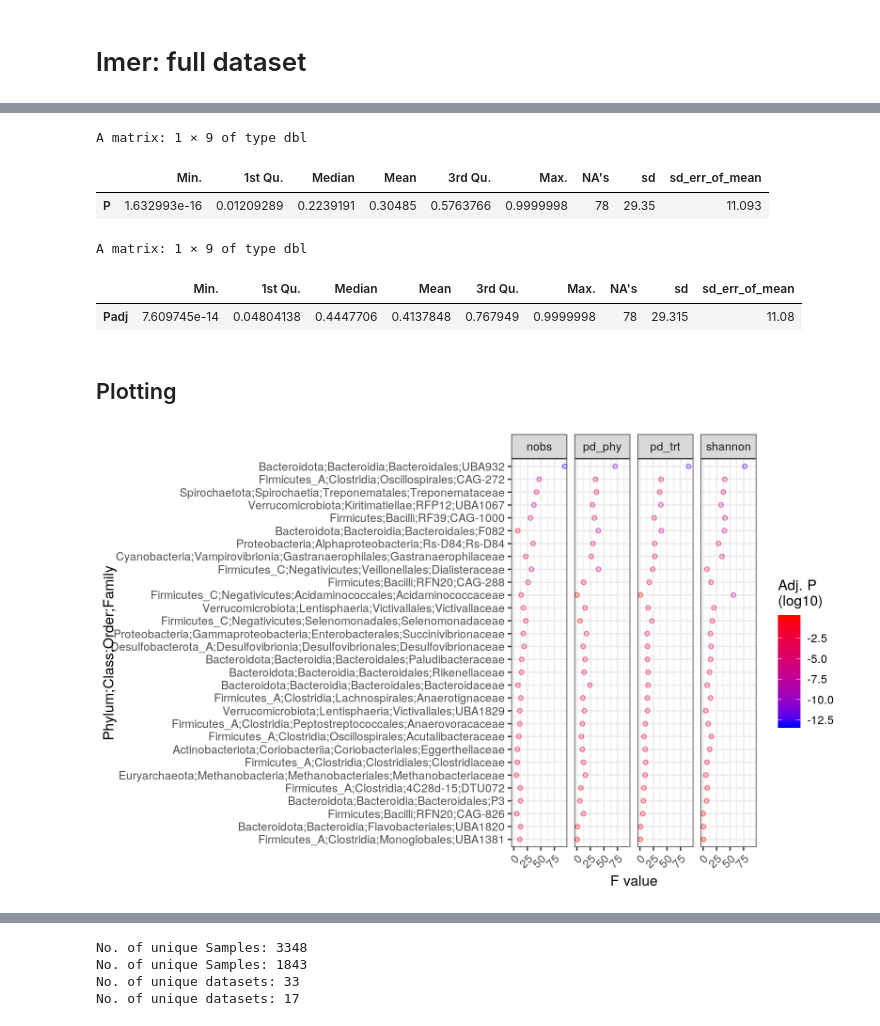
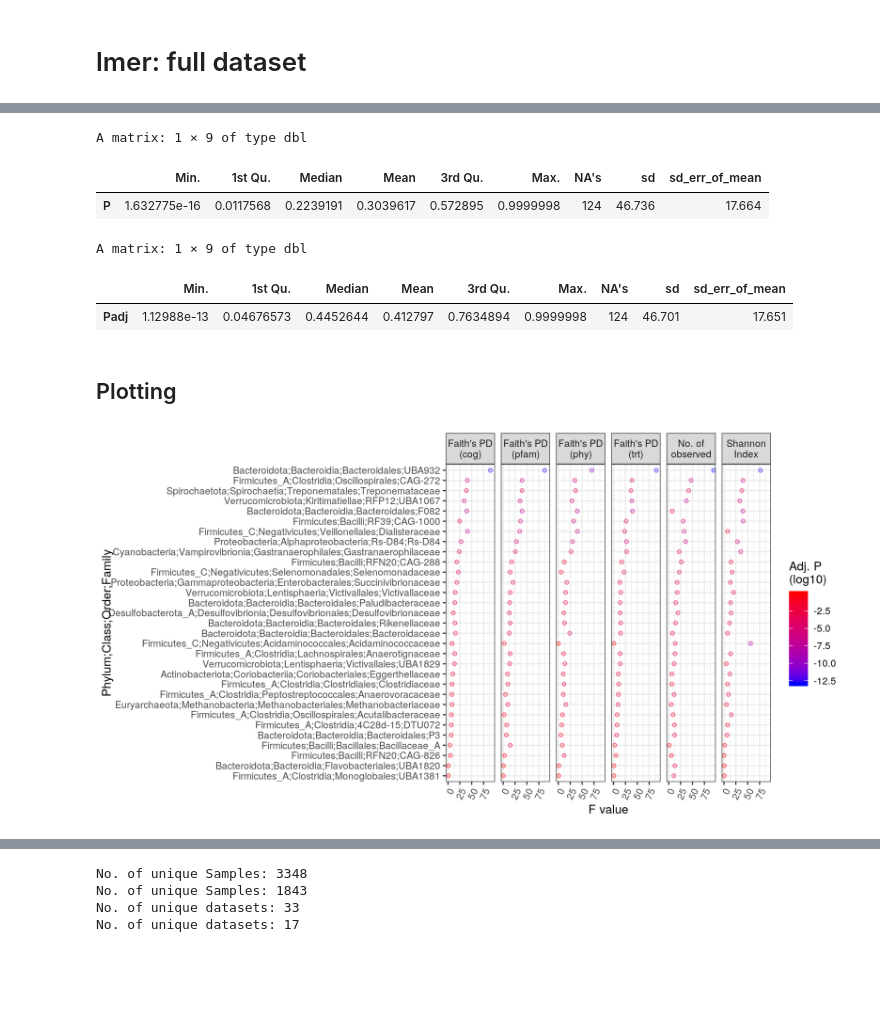
Before and after one commit to leylabmpi/global_metagenome_diversity, a Jupyter notebook: notebooks/02_comm_diversity/05_alpha_div_by-clade.ipynb, the cells around one changed output, grey strips where cells are left out. Cells and saved outputs as stored; diff of their text form; code cells hidden in the pictures; blank space fills up the shorter version.

```diff
--- a/notebooks/02_comm_diversity/05_alpha_div_by-clade.ipynb
+++ b/notebooks/02_comm_diversity/05_alpha_div_by-clade.ipynb
@@ -358,10 +409,9 @@ calc_lm = function(x, alpha_div, Form = 'Metric_value ~ westernized + (1 | datas
     clade = enexpr(clade)
     metric = enexpr(metric)
     alpha_div = alpha_div %>%
-        dt_filter(Clade == !!clade) %>%
-        dt_filter(Metric == !!metric) %>%
-        dt_mutate(age = log2(age),
-                  BMI = car::bcPower(BMI, -1))
+        filter.(Clade == !!clade) %>%
+        filter.(Metric == !!metric) %>%
+        mutate.(age = log2(age))
     # lmer
     fm = tryCatch({
         lmer(Form, data=alpha_div)
@@ -405,7 +449,7 @@ A data.frame: 3 × 9
 # %%
 # pairwise combinations of clade & div_metric
-clades = alpha_div %>% dt_pull(Clade) %>% unique
-metrics = alpha_div %>% dt_pull(Metric) %>% unique
+clades = alpha_div %>% pull.(Clade) %>% unique
+metrics = alpha_div %>% pull.(Metric) %>% unique
 x = expand.grid(metrics, clades)
 colnames(x) = c('Metric', 'Clade')
 x$iter = 1:nrow(x)
@@ -413,7 +457,7 @@ x$iter = 1:nrow(x)
 # calculation
 doParallel::registerDoParallel(threads)
 lmer_res = x %>%
-    dt_group_split(iter) %>%
+    group_split.(iter) %>%
     plyr::llply(calc_lm, alpha_div=alpha_div, .parallel=TRUE) %>%
     data.table::rbindlist(use.names=TRUE)
 
@@ -421,8 +465,15 @@ lmer_res = x %>%
 colnames(lmer_res) = c('Sum_sq', 'Mean_sq', 'NumDF', 'DenDF',
                        'F_value', 'P', 'Clade', 'Metric', 'Variable')
 lmer_res = lmer_res %>%
-    dt_mutate(P = P %>% as.Num,
-              Padj = p.adjust(P, method='BH'))
+    mutate.(P = P %>% as.Num,
+            Padj = p.adjust(P, method='BH'),
+            Metric = case_when.(Metric == 'nobs' ~ 'No. of\nobserved',
+                                Metric == 'shannon' ~ 'Shannon\nIndex',
+                                Metric == 'pd_cog' ~ 'Faith\'s PD\n(cog)',
+                                Metric == 'pd_pfam' ~ 'Faith\'s PD\n(pfam)',
+                                Metric == 'pd_phy' ~ 'Faith\'s PD\n(phy)',
+                                Metric == 'pd_trt' ~ 'Faith\'s PD\n(trt)'))
+
 
 # summary
 lmer_res %>% unique_n('Clades', Clade)
@@ -444,44 +495,39 @@ A tidytable: 544 × 10
 # %%
 # Summary of P-values
-lmer_res %>% dt_pull(P) %>% summary_x('P')
-lmer_res %>% dt_pull(Padj) %>% summary_x('Padj')
+lmer_res %>% pull.(P) %>% summary_x('P')
+lmer_res %>% pull.(Padj) %>% summary_x('Padj')
 # %% [output]
 A matrix: 1 × 9 of type dbl
 |  | Min. | 1st Qu. | Median | Mean | 3rd Qu. | Max. | NA's | sd | sd_err_of_mean |
-| P | 1.632993e-16 | 0.01209289 | 0.2239191 | 0.30485 | 0.5763766 | 0.9999998 | 78 | 29.35 | 11.093 |
+| P | 1.632775e-16 | 0.0117568 | 0.2239191 | 0.3039617 | 0.572895 | 0.9999998 | 124 | 46.736 | 17.664 |
 A matrix: 1 × 9 of type dbl
 |  | Min. | 1st Qu. | Median | Mean | 3rd Qu. | Max. | NA's | sd | sd_err_of_mean |
-| Padj | 7.609745e-14 | 0.04804138 | 0.4447706 | 0.4137848 | 0.767949 | 0.9999998 | 78 | 29.315 | 11.08 |
+| Padj | 1.12988e-13 | 0.04676573 | 0.4452644 | 0.412797 | 0.7634894 | 0.9999998 | 124 | 46.701 | 17.651 |
 # %% [markdown]
 ## Plotting
 # %%
 p = lmer_res %>%
-#     dt_mutate(is_na = any(is.na(F_value)),
-#               by=list(Clade)) %>%
-#     dt_filter(is_na == FALSE, Padj < 0.01) %>%
-#     dt_mutate(n_metric = length(unique(Metric)), by=list(Clade)) %>%
-#     dt_filter(n_metric == 4) %>%
-    dt_mutate(any_sig = any(Padj < 0.01), by=list(Clade)) %>%
-    dt_filter(any_sig == TRUE) %>%
-    dt_mutate(mean_F = mean(F_value), by=list(Clade)) %>%
-    dt_mutate(Clade = gsub('___', ';', Clade),
-              Clade = gsub('^(Bacteria|Archaea);', '', Clade),
-              Clade = Clade %>% reorder(mean_F)) %>%
+    mutate.(any_sig = any(Padj < 0.01), .by=c(Clade)) %>%
+    filter.(any_sig == TRUE) %>%
+    mutate.(mean_F = mean(F_value), .by=c(Clade)) %>%
+    mutate.(Clade = gsub('___', ';', Clade),
+            Clade = gsub('^(Bacteria|Archaea);', '', Clade),
+            Clade = Clade %>% reorder(mean_F)) %>%
     ggplot(aes(Clade, F_value, color=log10(Padj))) +
     geom_point(alpha=0.2) +
     geom_point(alpha=0.6, shape='O') +
     scale_color_continuous('Adj. P\n(log10)', low='blue', high='red') +
     labs(x='Phylum;Class;Order;Family', y='F value') +
     facet_grid(. ~ Metric) +
     theme_bw() +
     theme(
-        axis.text.x = element_text(angle=45, hjust=1)
+        axis.text.x = element_text(angle=65, hjust=1)
     ) +
     coord_flip()
 
-p.dims(8,5)
+p.dims(9.5,5)
 plot(p)
 # %% [output]
-[figure, old version]
+[figure, new version]
 # %%
 p = lmer_res %>%
```
Also changed, not shown: parts of 51 cells of this notebook, 20 other files.
